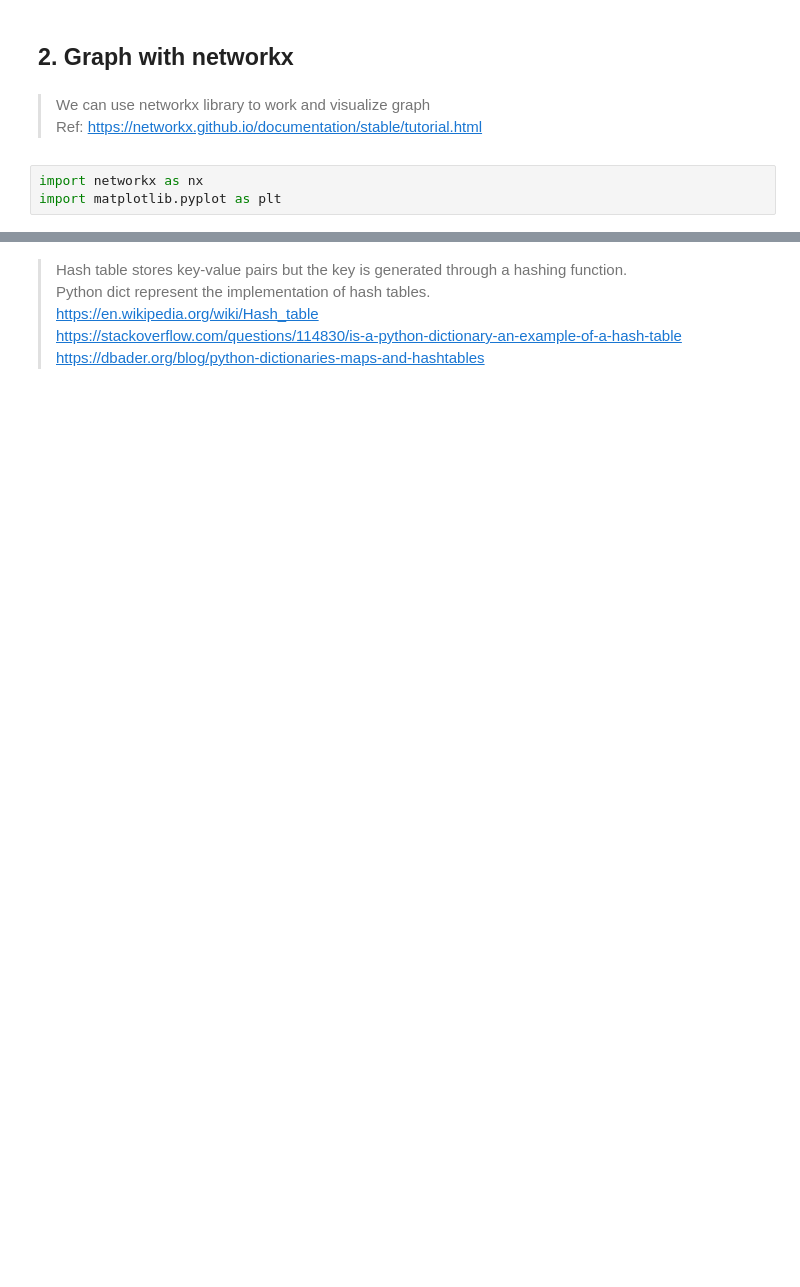
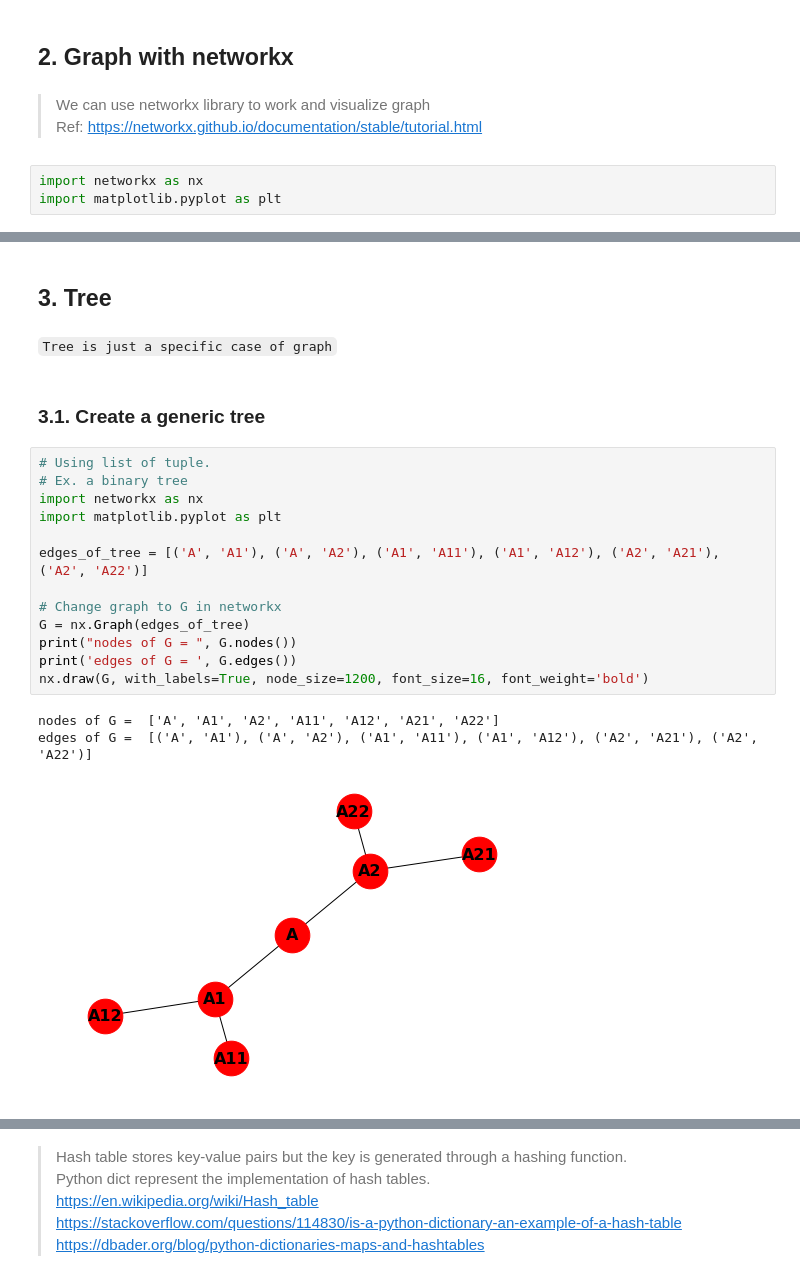
Before and after one commit to tuantla80/Data-Structure-and-Algorithm, a Jupyter notebook: Data structure and Algo.ipynb, the cells around one changed output, grey strips where cells are left out. Drawn from its saved outputs; the diff is of its cells as text; blank space fills up the shorter version.

````diff
--- a/Data structure and Algo.ipynb
+++ b/Data structure and Algo.ipynb
@@ -246,0 +479,23 @@ edges of G1 =  [('A', 'B'), ('A', 'C'), ('A', 'E'), ('B', 'D'), ('B', 'E'), ('C'
+# %% [markdown]
+## 3. Tree
+# %% [markdown]
+``` Tree is just a specific case of graph ```
+# %% [markdown]
+### 3.1. Create a generic tree
+# %%
+# Using list of tuple.
+# Ex. a binary tree
+import networkx as nx
+import matplotlib.pyplot as plt
+
+edges_of_tree = [('A', 'A1'), ('A', 'A2'), ('A1', 'A11'), ('A1', 'A12'), ('A2', 'A21'), ('A2', 'A22')]
+
+# Change graph to G in networkx
+G = nx.Graph(edges_of_tree)
+print("nodes of G = ", G.nodes())
+print('edges of G = ', G.edges())
+nx.draw(G, with_labels=True, node_size=1200, font_size=16, font_weight='bold')
+# %% [output]
+nodes of G =  ['A', 'A1', 'A2', 'A11', 'A12', 'A21', 'A22']
+edges of G =  [('A', 'A1'), ('A', 'A2'), ('A1', 'A11'), ('A1', 'A12'), ('A2', 'A21'), ('A2', 'A22')]
+[figure, added]
````
Also changed, not shown: parts of 31 cells of this notebook.
